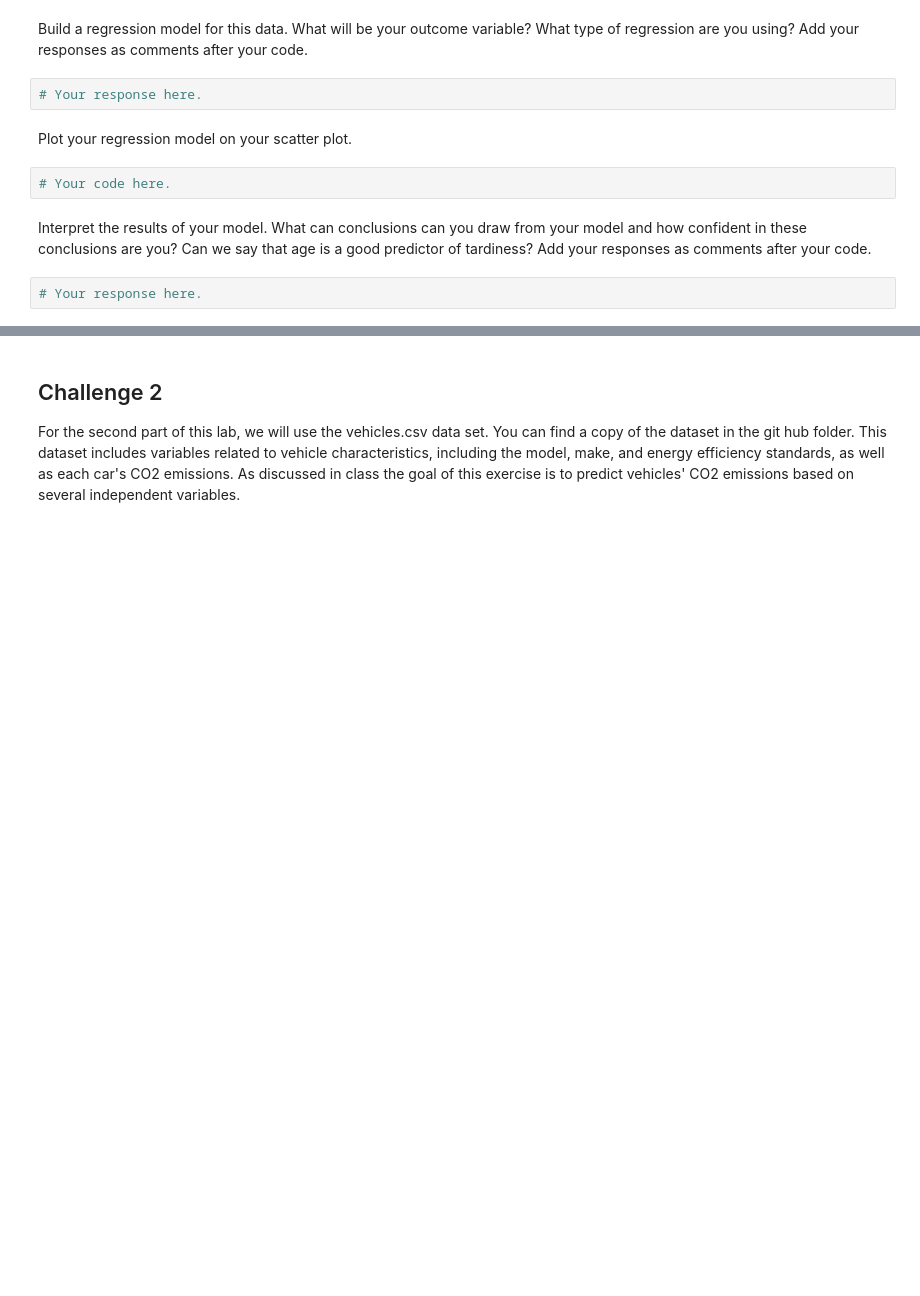
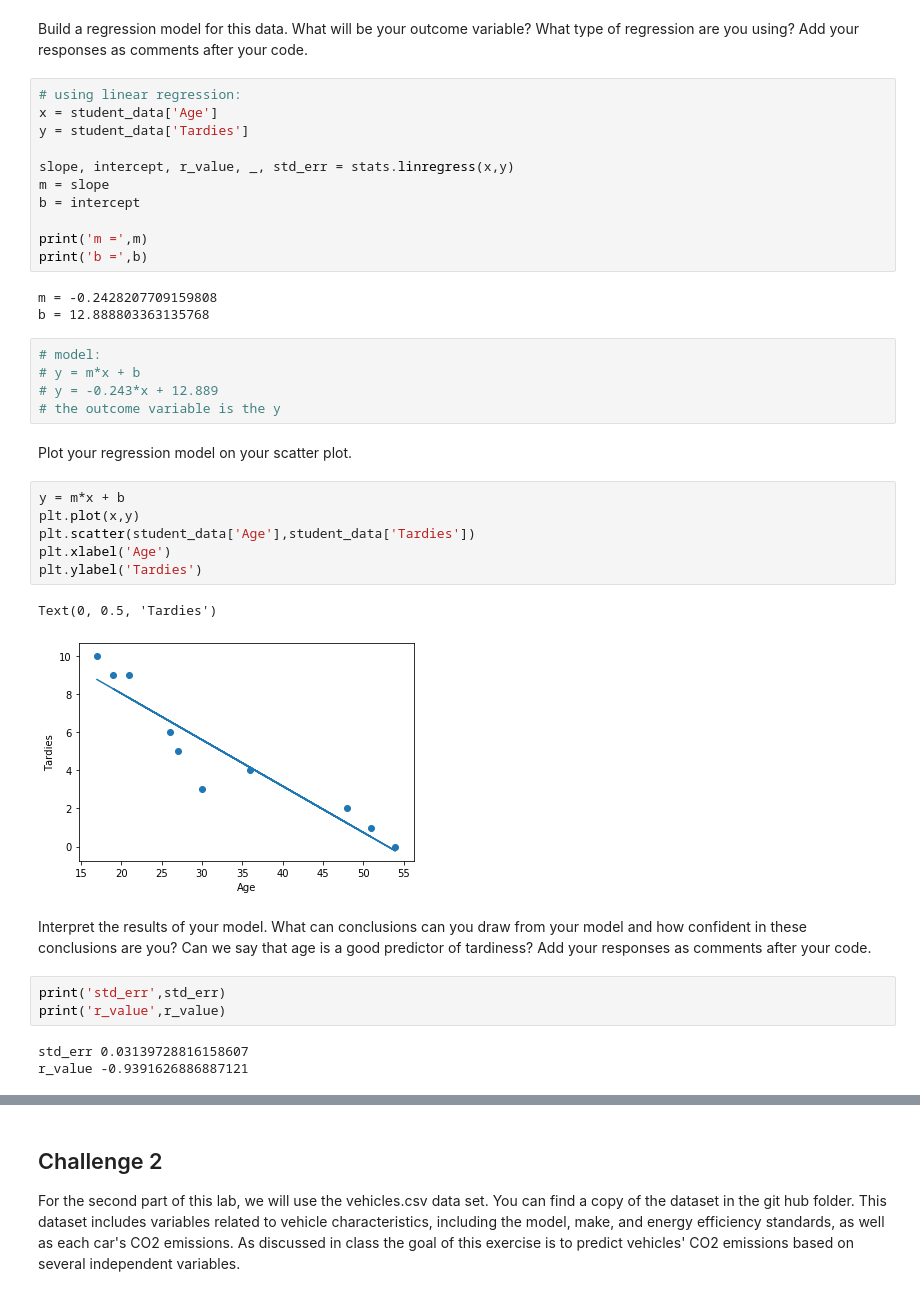
Before and after one commit to ta-data-lis/lab-regression-analysis, a Jupyter notebook: your-code/challenge1.ipynb, the cells around one changed output, grey strips where cells are left out. Drawn from its saved outputs; the diff is of its cells as text; blank space fills up the shorter version.

Commit message:
lab-regression-analysis Silvia Nicolau

```diff
--- a/your-code/challenge1.ipynb
+++ b/your-code/challenge1.ipynb
@@ -49,12 +93,40 @@ Calculate the covariance and correlation of the variables in your plot. What is
 # %% [markdown]
 Build a regression model for this data. What will be your outcome variable? What type of regression are you using? Add your responses as comments after your code.
-# %%
-# Your response here.
+# %%
+# using linear regression:
+x = student_data['Age']
+y = student_data['Tardies']
+
+slope, intercept, r_value, _, std_err = stats.linregress(x,y)
+m = slope
+b = intercept
+
+print('m =',m)
+print('b =',b)
+# %% [output]
+m = -0.2428207709159808
+b = 12.888803363135768
+# %%
+# model:
+# y = m*x + b
+# y = -0.243*x + 12.889
+# the outcome variable is the y
 # %% [markdown]
 Plot your regression model on your scatter plot.
-# %%
-# Your code here.
+# %%
+y = m*x + b
+plt.plot(x,y)
+plt.scatter(student_data['Age'],student_data['Tardies'])
+plt.xlabel('Age')
+plt.ylabel('Tardies')
+# %% [output]
+Text(0, 0.5, 'Tardies')
+[figure, added]
 # %% [markdown]
 Interpret the results of your model. What can conclusions can you draw from your model and how confident in these conclusions are you? Can we say that age is a good predictor of tardiness? Add your responses as comments after your code.
-# %%
-# Your response here.
+# %%
+print('std_err',std_err)
+print('r_value',r_value)
+# %% [output]
+std_err 0.03139728816158607
+r_value -0.9391626886887121
```
Also changed, not shown: parts of 34 cells of this notebook, 1 other file.
